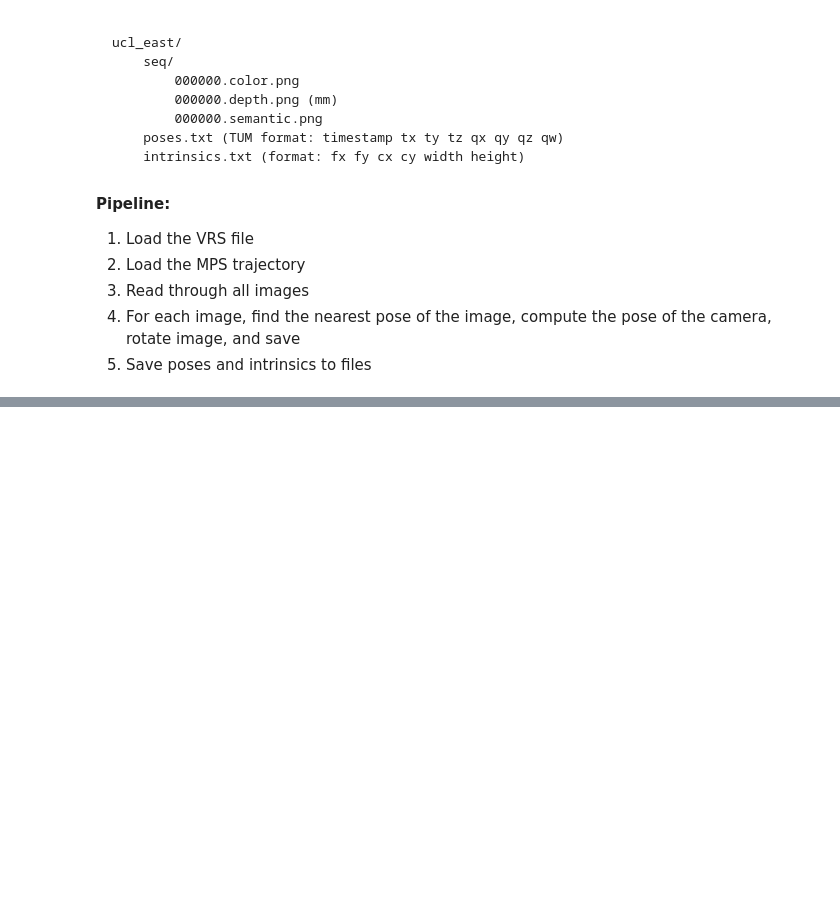
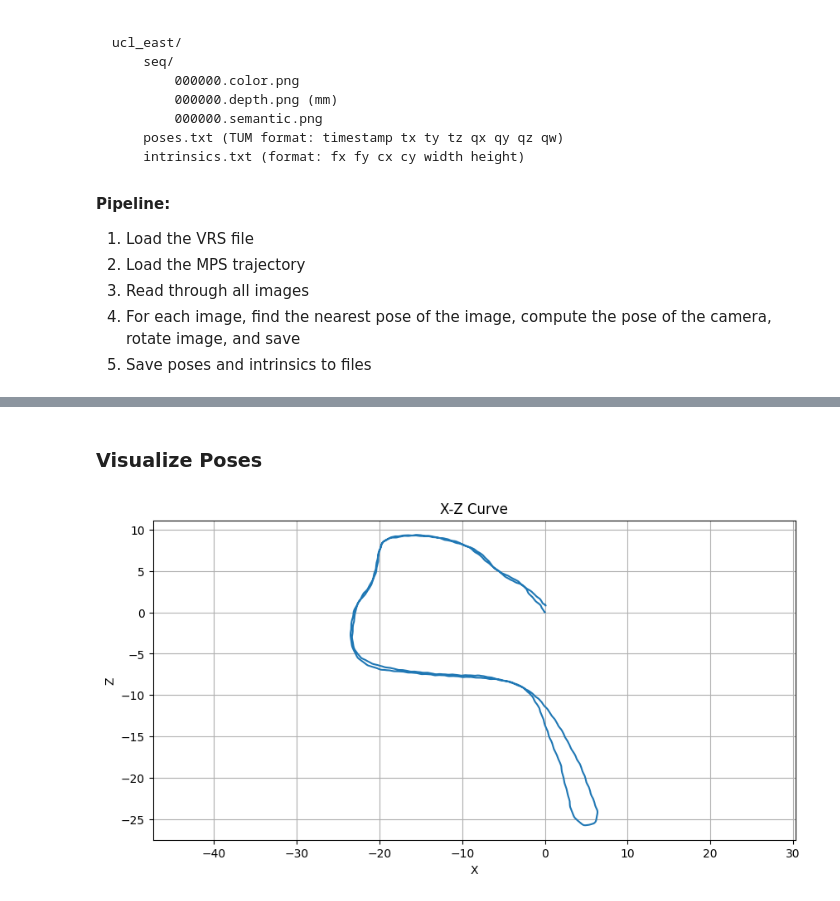
Before and after one commit to gogojjh/pycpptools, a Jupyter notebook: src/python/utils_dataset/projectaria/gendata_from_vps.ipynb, the cells around one changed output, grey strips where cells are left out. Drawn from its saved outputs; the diff is of its cells as text; code cells hidden in the pictures; blank space fills up the shorter version.

```diff
--- a/src/python/utils_dataset/projectaria/gendata_from_vps.ipynb
+++ b/src/python/utils_dataset/projectaria/gendata_from_vps.ipynb
@@ -163,0 +164,14 @@ Save image 00046.color.png
+# %% [markdown]
+### Visualize Poses
+# %%
+
+plt.figure(figsize=(10, 5))
+plt.plot(poses[:, 1], poses[:, 3], '-')
+plt.title('X-Z Curve')
+plt.xlabel('X')
+plt.ylabel('Z')
+plt.axis('equal')
+plt.grid(True)
+plt.show()
+# %% [output]
+[figure, added]
```
Also changed, not shown: parts of 2 cells of this notebook.
